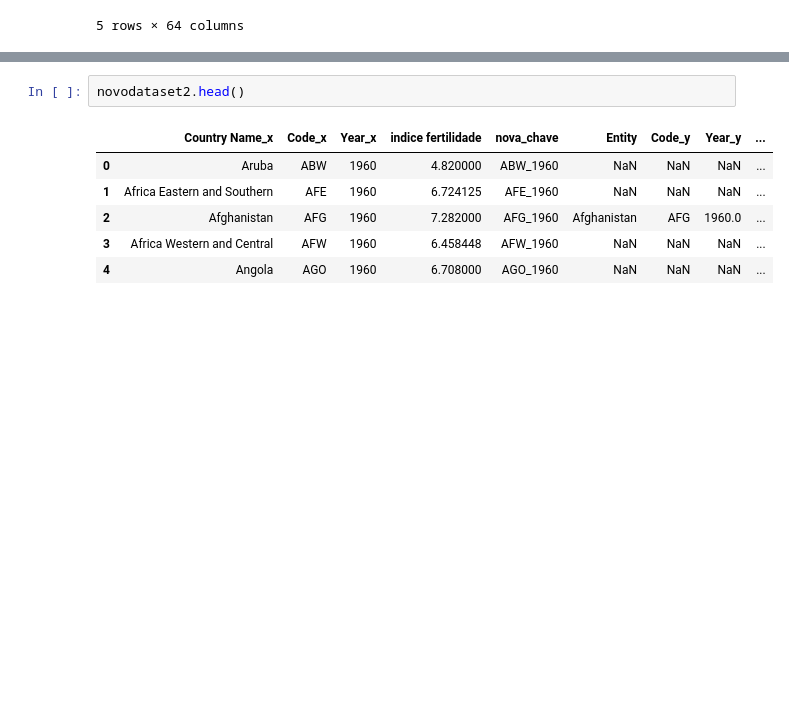
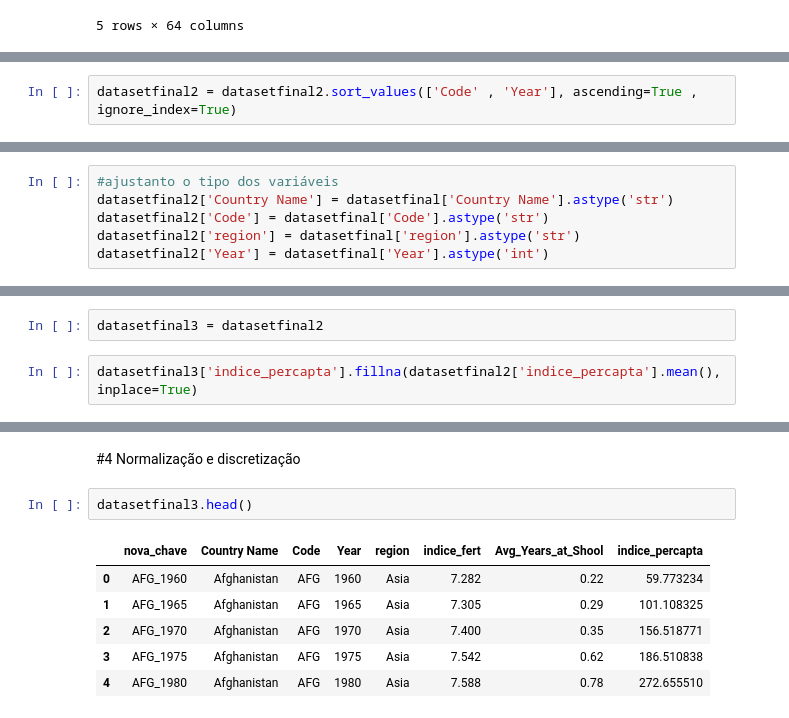
Before and after one commit to Lorybs/PES_ciencia_de_dados, a Jupyter notebook: ProjetoPES.ipynb, the cells around one changed output, grey strips where cells are left out. Drawn from its saved outputs; the diff is of its cells as text; blank space fills up the shorter version.

```diff
--- a/ProjetoPES.ipynb
+++ b/ProjetoPES.ipynb
@@ -270 +564,3 @@ novodataset1 = pd.merge(fertilidade,escolaridade, how='left', left_on=['nova_cha
+# %%
+datasetfinal2 = datasetfinal2.sort_values(['Code' , 'Year'], ascending=True , ignore_index=True)
 # %%
@@ -280,0 +587,6 @@ novodataset2 = pd.merge(novodataset1,percapta, how='left', left_on=['nova_chave'
+# %%
+#ajustanto o tipo dos variáveis
+datasetfinal2['Country Name'] = datasetfinal['Country Name'].astype('str')
+datasetfinal2['Code'] = datasetfinal['Code'].astype('str')
+datasetfinal2['region'] = datasetfinal['region'].astype('str')
+datasetfinal2['Year'] = datasetfinal['Year'].astype('int')
@@ -280,0 +611,4 @@ novodataset2 = pd.merge(novodataset1,percapta, how='left', left_on=['nova_chave'
+# %%
+datasetfinal3 = datasetfinal2
+# %%
+datasetfinal3['indice_percapta'].fillna(datasetfinal2['indice_percapta'].mean(), inplace=True)
@@ -281,9 +627,11 @@ novodataset2 = pd.merge(novodataset1,percapta, how='left', left_on=['nova_chave'
+# %% [markdown]
+#4 Normalização e discretização
 # %%
-novodataset2.head()
+datasetfinal3.head()
 # %% [output]
-|  | Country Name_x | Code_x | Year_x | indice fertilidade | nova_chave | Entity | Code_y | Year_y | ... |
-| 0 | Aruba | ABW | 1960 | 4.820000 | ABW_1960 | NaN | NaN | NaN | ... |
-| 1 | Africa Eastern and Southern | AFE | 1960 | 6.724125 | AFE_1960 | NaN | NaN | NaN | ... |
-| 2 | Afghanistan | AFG | 1960 | 7.282000 | AFG_1960 | Afghanistan | AFG | 1960.0 | ... |
-| 3 | Africa Western and Central | AFW | 1960 | 6.458448 | AFW_1960 | NaN | NaN | NaN | ... |
-| 4 | Angola | AGO | 1960 | 6.708000 | AGO_1960 | NaN | NaN | NaN | ... |
+|  | nova_chave | Country Name | Code | Year | region | indice_fert | Avg_Years_at_Shool | indice_percapta |
+| 0 | AFG_1960 | Afghanistan | AFG | 1960 | Asia | 7.282 | 0.22 | 59.773234 |
+| 1 | AFG_1965 | Afghanistan | AFG | 1965 | Asia | 7.305 | 0.29 | 101.108325 |
+| 2 | AFG_1970 | Afghanistan | AFG | 1970 | Asia | 7.400 | 0.35 | 156.518771 |
+| 3 | AFG_1975 | Afghanistan | AFG | 1975 | Asia | 7.542 | 0.62 | 186.510838 |
+| 4 | AFG_1980 | Afghanistan | AFG | 1980 | Asia | 7.588 | 0.78 | 272.655510 |
```
Also changed, not shown: parts of 116 cells of this notebook.
